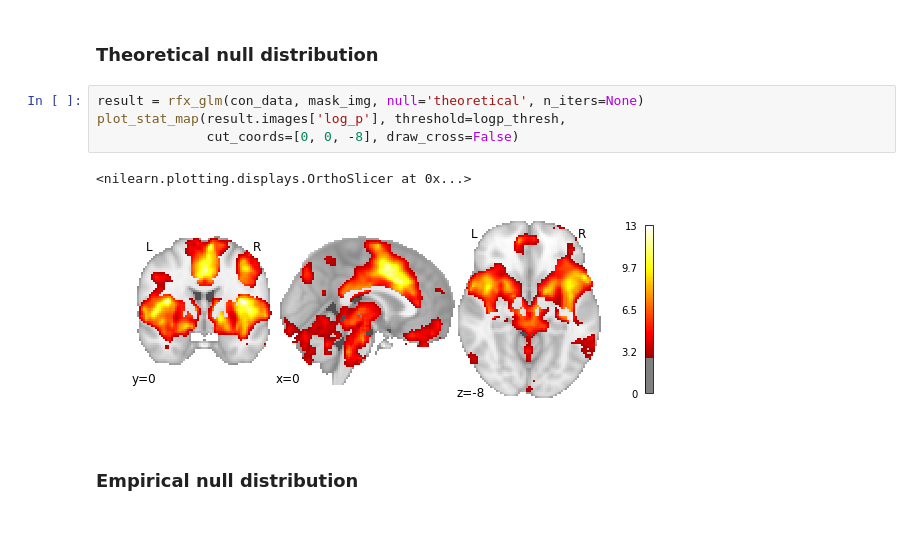
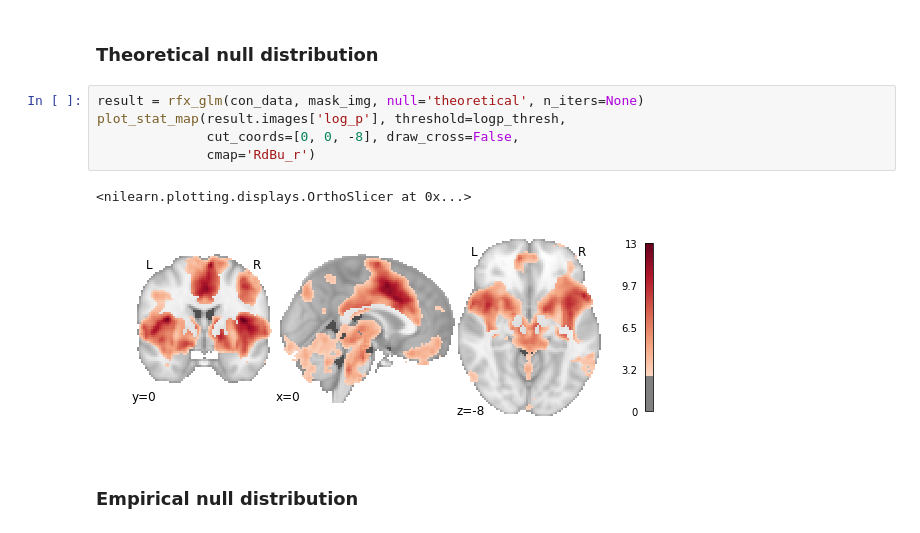
Before and after one commit to neurostuff/NiMARE, a Jupyter notebook: examples/nidm_pain_meta-analyses.ipynb, the cells around one changed output. Saved outputs shown, nothing was run; the diff lists cells and outputs as text.

```diff
--- a/examples/nidm_pain_meta-analyses.ipynb
+++ b/examples/nidm_pain_meta-analyses.ipynb
@@ -167,10 +173,11 @@ con_data = apply_mask(con_imgs, mask_img)
 # %%
 result = rfx_glm(con_data, mask_img, null='theoretical', n_iters=None)
 plot_stat_map(result.images['log_p'], threshold=logp_thresh,
-              cut_coords=[0, 0, -8], draw_cross=False)
+              cut_coords=[0, 0, -8], draw_cross=False,
+              cmap='RdBu_r')
 # %% [output]
 <nilearn.plotting.displays.OrthoSlicer at 0x...>
-[figure, old version]
+[figure, new version]
 # %% [markdown]
 ### Empirical null distribution
 # %%
```
Also changed, not shown: parts of 17 cells of this notebook, 8 other files.
